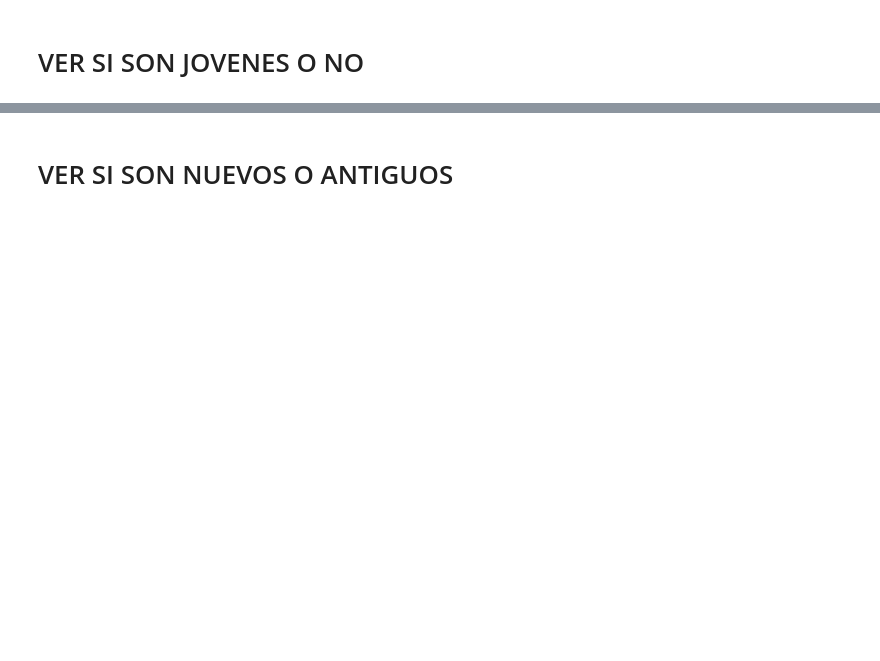
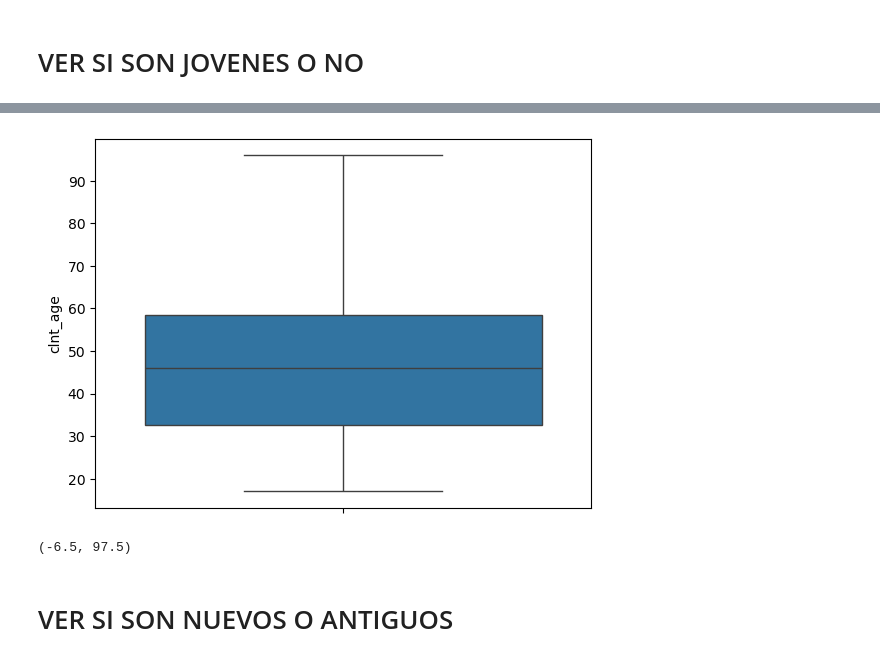
Before and after one commit to ivanalonsom/Project5_EDA_Inferential_Stats, a Jupyter notebook: main.ipynb, the cells around one changed output, grey strips where cells are left out. Drawn from its saved outputs; the diff is of its cells as text; code cells hidden in the pictures; blank space fills up the shorter version.

```diff
--- a/main.ipynb
+++ b/main.ipynb
@@ -58 +26,3 @@ df_all_no_duplicates.drop_duplicates(subset="client_id", inplace=True)
+# %%
+df_all_no_duplicates = get_df_all_no_duplicates()
 # %% [markdown]
@@ -88,2 +49,10 @@ inf_lim, sup_lim
+# %%
+graph_box_plot(df_all_no_duplicates['clnt_age'])
+# %% [output]
+[figure, added]
+# %%
+get_limits(df_all_no_duplicates['clnt_age'])
+# %% [output]
+(-6.5, 97.5)
 # %% [markdown]
 # VER SI SON NUEVOS O ANTIGUOS
```
Also changed, not shown: parts of 68 cells of this notebook, 3 other files.
